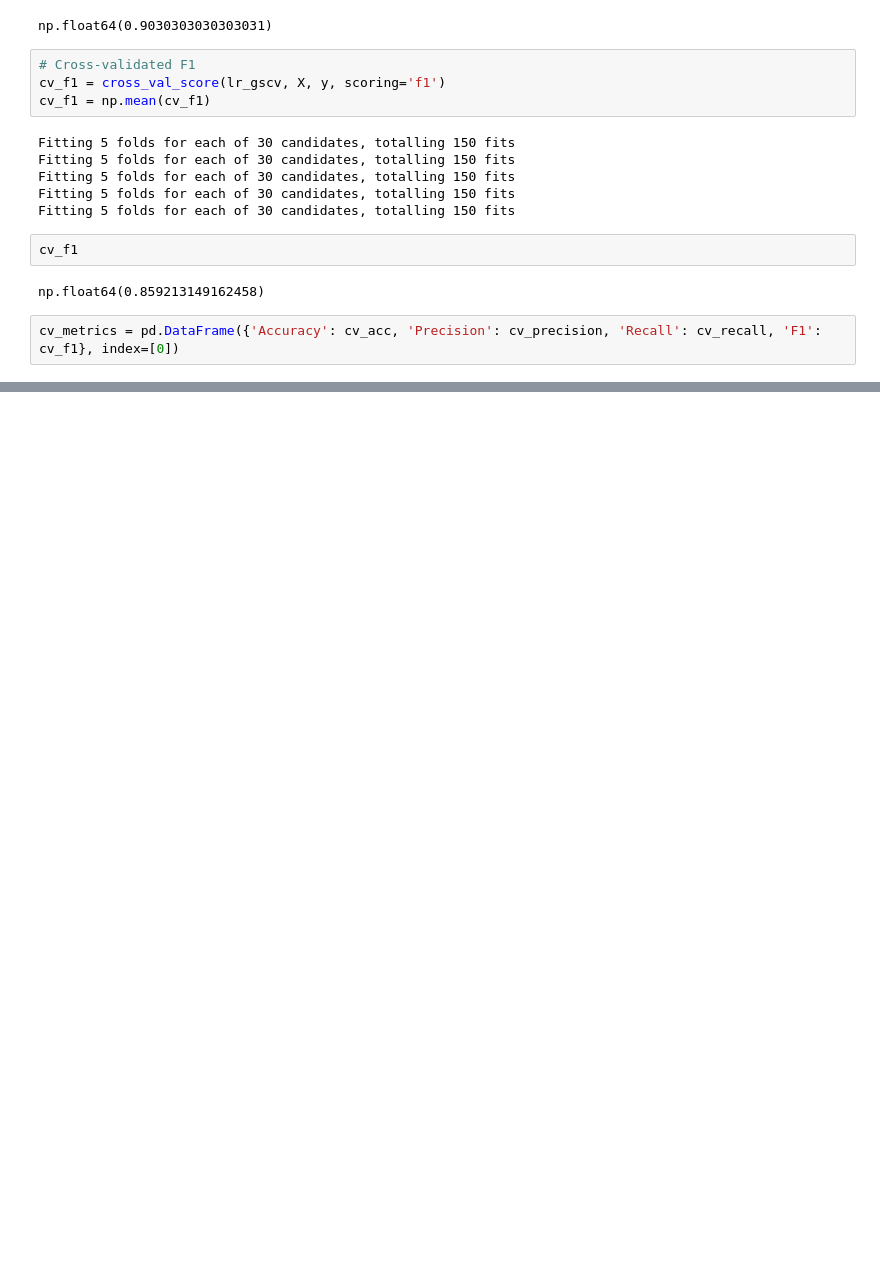
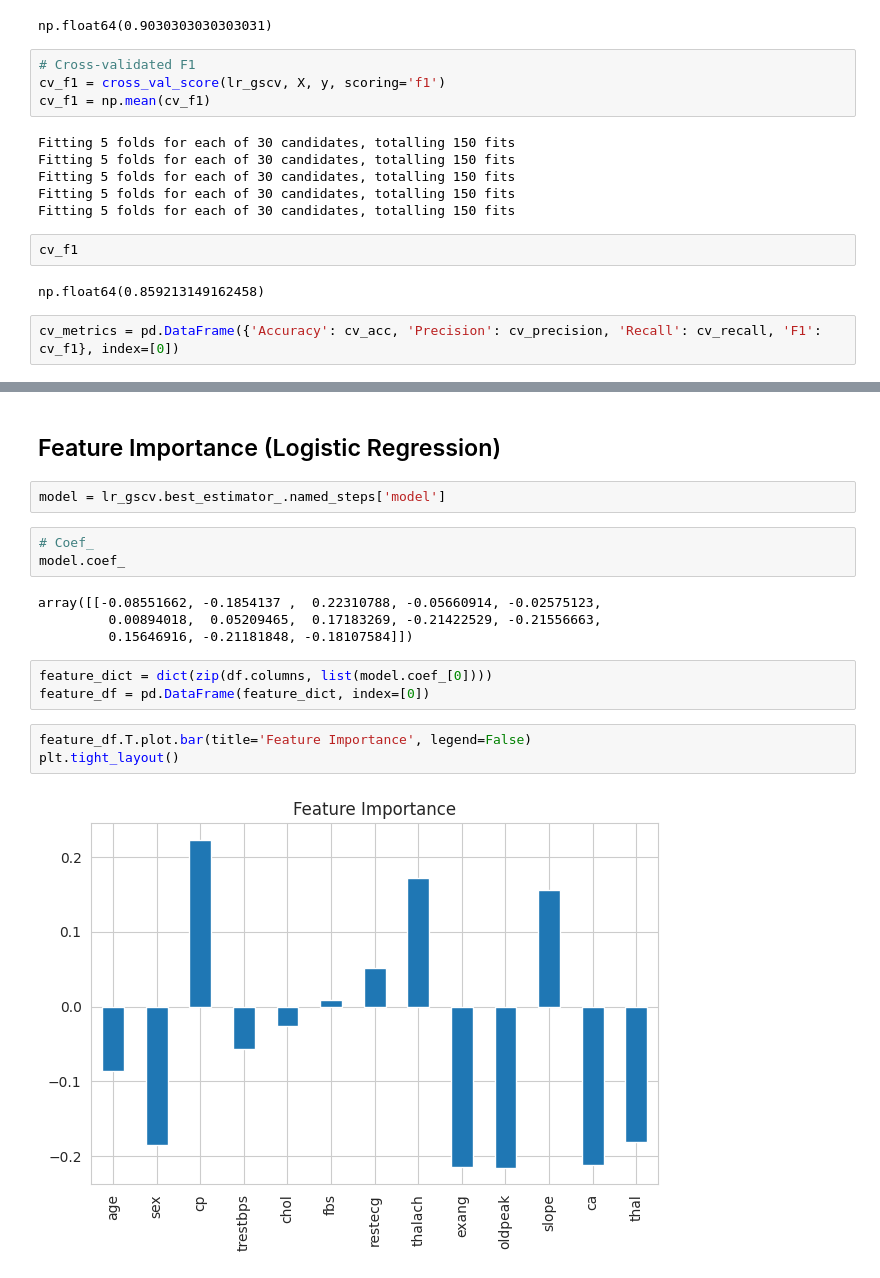
Before and after one commit to azharaul/ds-ml-learning-journey, a Jupyter notebook: projects/project-1-heart-disease-prediction/notebooks/end-to-end-heart-disease-classification.ipynb, the cells around one changed output, grey strips where cells are left out. Cells and saved outputs as stored; diff of their text form; blank space fills up the shorter version.

Commit message:
Model Evaluation

```diff
--- a/projects/project-1-heart-disease-prediction/notebooks/end-to-end-heart-disease-classification.ipynb
+++ b/projects/project-1-heart-disease-prediction/notebooks/end-to-end-heart-disease-classification.ipynb
@@ -735 +734,20 @@ sns.barplot(cv_metrics, anno)
 [figure]
+# %% [markdown]
+## Feature Importance (Logistic Regression)
+# %%
+model = lr_gscv.best_estimator_.named_steps['model']
+# %%
+# Coef_
+model.coef_
+# %% [output]
+array([[-0.08551662, -0.1854137 ,  0.22310788, -0.05660914, -0.02575123,
+         0.00894018,  0.05209465,  0.17183269, -0.21422529, -0.21556663,
+         0.15646916, -0.21181848, -0.18107584]])
+# %%
+feature_dict = dict(zip(df.columns, list(model.coef_[0])))
+feature_df = pd.DataFrame(feature_dict, index=[0])
+# %%
+feature_df.T.plot.bar(title='Feature Importance', legend=False)
+plt.tight_layout()
+# %% [output]
+[figure, added]
```
Also changed, not shown: parts of 5 cells of this notebook.
